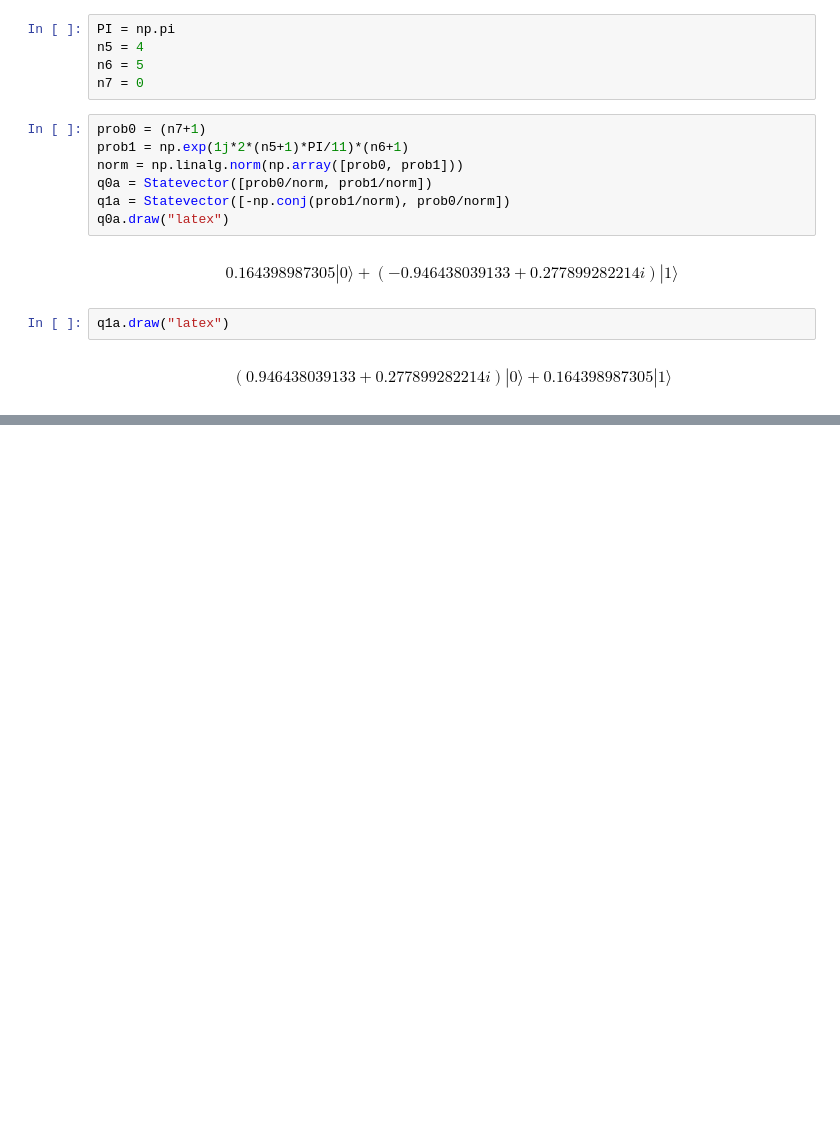
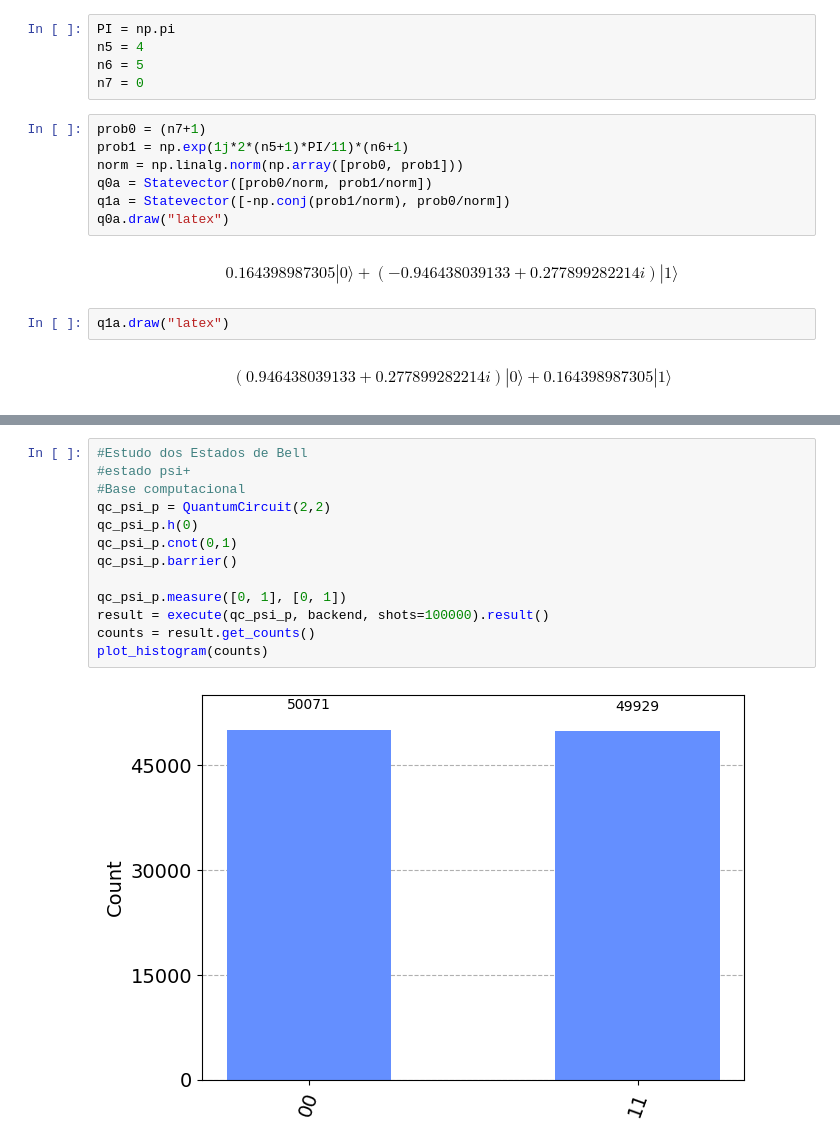
Before and after one commit to ags1999/CTC4400-2023.1, a Jupyter notebook: atv2/atividade2.ipynb, the cells around one changed output, grey strips where cells are left out. Cells and saved outputs as stored; diff of their text form; blank space fills up the shorter version.

```diff
--- a/atv2/atividade2.ipynb
+++ b/atv2/atividade2.ipynb
@@ -49,0 +71,15 @@ q_1: ┤1                                                              ├┤ Y
+# %%
+#Estudo dos Estados de Bell
+#estado psi+
+#Base computacional
+qc_psi_p = QuantumCircuit(2,2)
+qc_psi_p.h(0)
+qc_psi_p.cnot(0,1)
+qc_psi_p.barrier()
+
+qc_psi_p.measure([0, 1], [0, 1])
+result = execute(qc_psi_p, backend, shots=100000).result()
+counts = result.get_counts()
+plot_histogram(counts)
+# %% [output]
+[figure, added]
```
Also changed, not shown: parts of 16 cells of this notebook.
